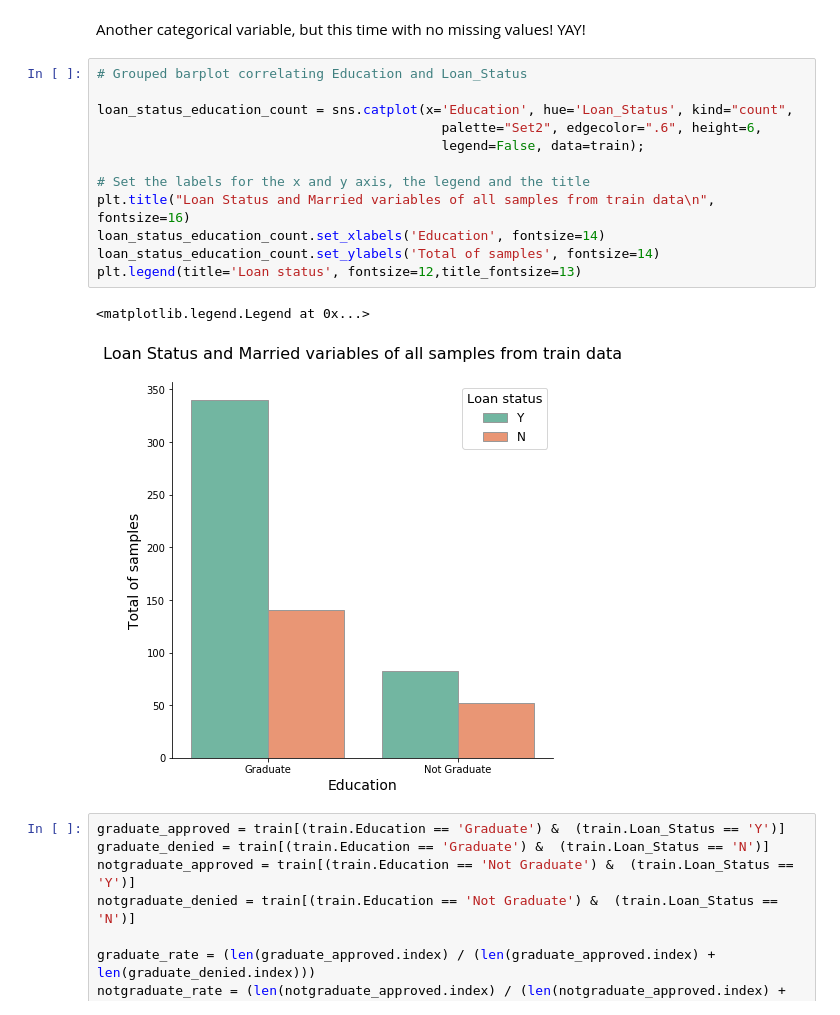
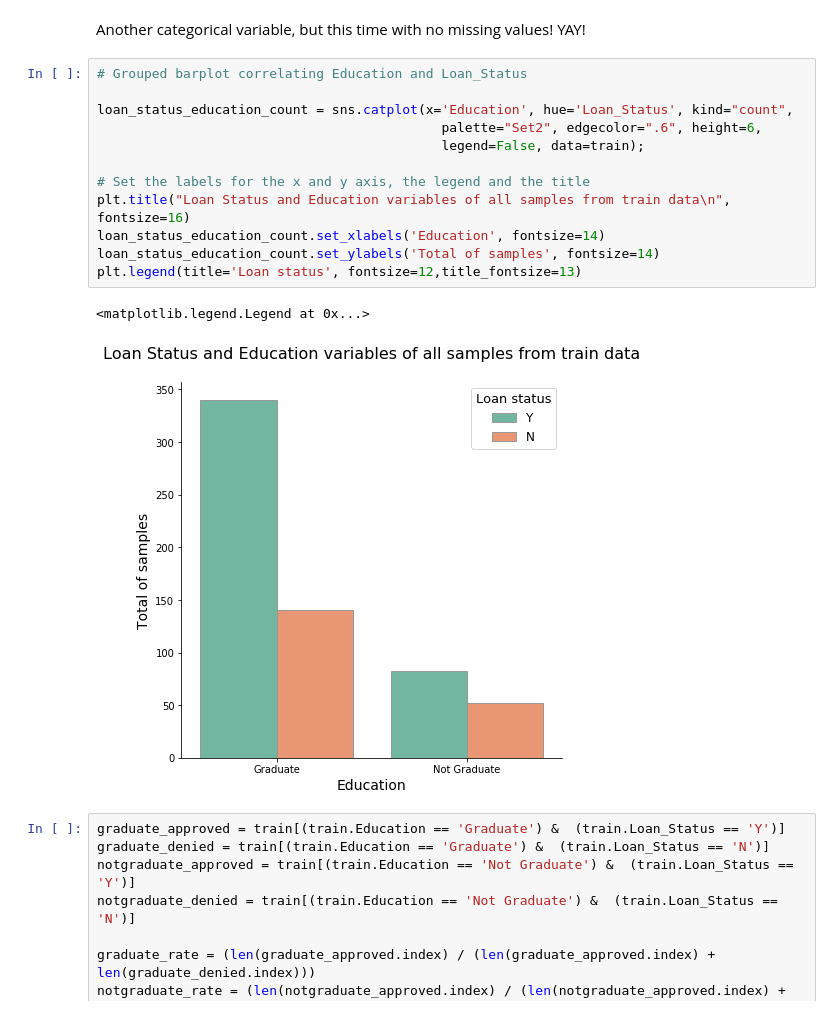
Before and after one commit to Buidex/loan_prediction_AnalyticsVidhya, a Jupyter notebook: Loan Prediction III - Analytics Vidhya.ipynb, the cells around one changed output. Cells and saved outputs as stored; diff of their text form.

```diff
--- a/Loan Prediction III - Analytics Vidhya.ipynb
+++ b/Loan Prediction III - Analytics Vidhya.ipynb
@@ -469,18 +455,18 @@ Another categorical variable, but this time with no missing values! YAY!
 # %%
 # Grouped barplot correlating Education and Loan_Status
 
 loan_status_education_count = sns.catplot(x='Education', hue='Loan_Status', kind="count",
                                             palette="Set2", edgecolor=".6", height=6,
                                             legend=False, data=train);
 
 # Set the labels for the x and y axis, the legend and the title
-plt.title("Loan Status and Married variables of all samples from train data\n", fontsize=16)
+plt.title("Loan Status and Education variables of all samples from train data\n", fontsize=16)
 loan_status_education_count.set_xlabels('Education', fontsize=14)
 loan_status_education_count.set_ylabels('Total of samples', fontsize=14)
 plt.legend(title='Loan status', fontsize=12,title_fontsize=13)
 # %% [output]
 <matplotlib.legend.Legend at 0x...>
-[figure, old version]
+[figure, new version]
 # %%
 graduate_approved = train[(train.Education == 'Graduate') &  (train.Loan_Status == 'Y')]
 graduate_denied = train[(train.Education == 'Graduate') &  (train.Loan_Status == 'N')]
```
Also changed, not shown: parts of 13 cells of this notebook.
